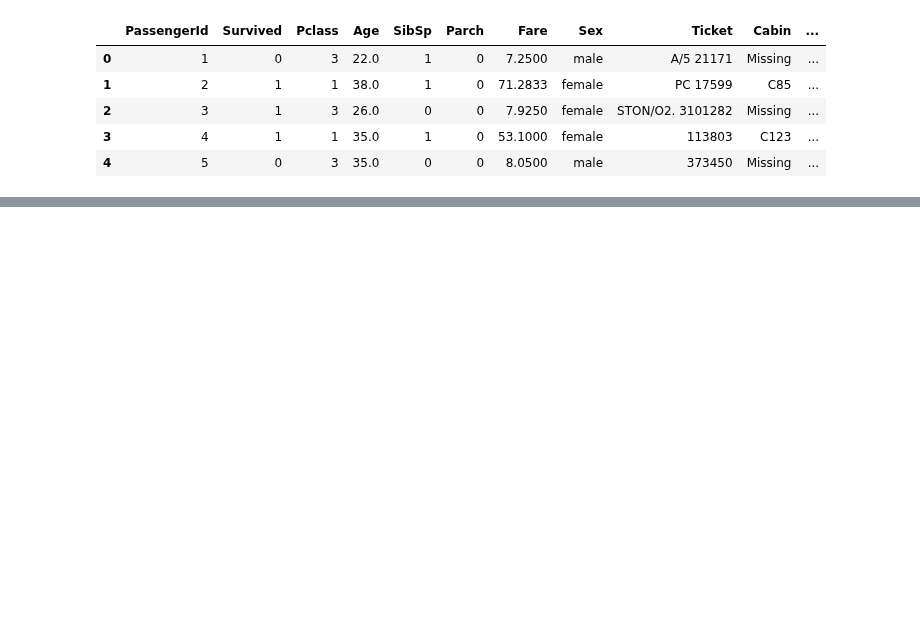
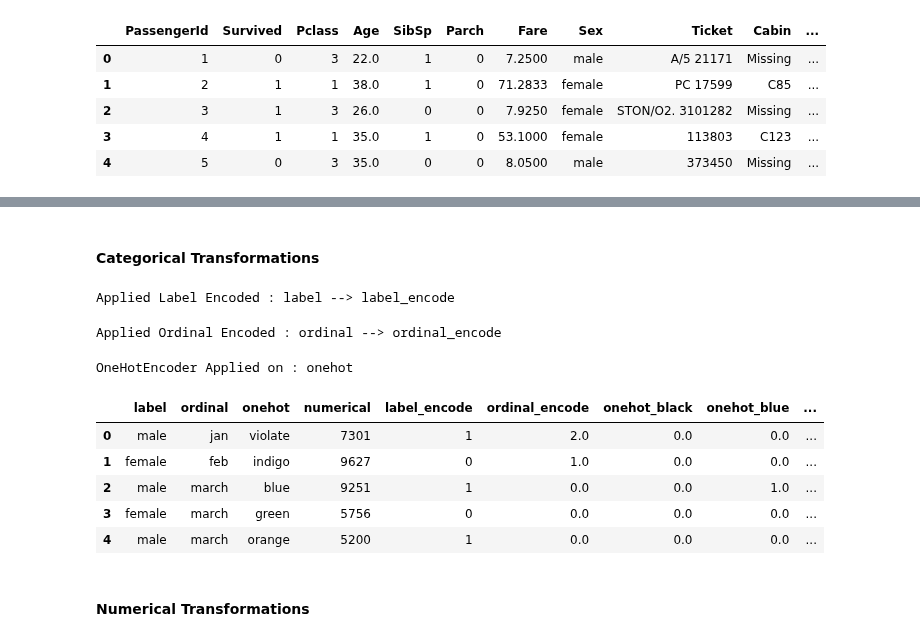
Before and after one commit to Rahul-404/Titanic_Problem_Kaggel, a Jupyter notebook: 3_Feature_Engineering.ipynb, the cells around one changed output, grey strips where cells are left out. Saved outputs shown, nothing was run; the diff lists cells and outputs as text; code cells hidden in the pictures; blank space fills up the shorter version.

```diff
--- a/3_Feature_Engineering.ipynb
+++ b/3_Feature_Engineering.ipynb
@@ -185,6 +37,0 @@ ValueError: Index data must be 1-dimensional
-# %%
-# Identify outlier rows
-outlier_rows = np.any(z_scores > threshold, axis=1)
-
-# Remove outliers
-clean_df = df.drop(outlier_rows)
@@ -208,0 +206,36 @@ clean_data = data[(data >= lower_bound) & (data <= upper_bound)]
+# %%
+my_df = pd.DataFrame(
+    {
+        "label": ['male', 'female', 'male', 'female', 'male', 'female', 'female', 'male', 'male', 'female'],
+        "ordinal": ['jan', 'feb', 'march', 'march', 'march', 'feb', 'feb', 'jan', 'feb', 'jan'] ,
+        "onehot": ["violate", "indigo", "blue", "green", "orange", "yellow", "red", "white", "black", "brown"],
+        "numerical": [np.random.randint(0, 10000) for _ in range(10)]
+    }
+)
+
+encode_obj = DataEncoding(my_df)
+# %% [markdown]
+#### Categorical Transformations
+# %%
+encode_obj.lable_encode("label", "label_encode")
+# %% [output]
+Applied Label Encoded : label --> label_encode
+# %%
+encode_obj.ordinal_encode("ordinal", "ordinal_encode", ['march', 'feb', 'jan'])
+# %% [output]
+Applied Ordinal Encoded : ordinal --> ordinal_encode
+# %%
+encode_obj.onehot_encode("onehot", "onehot")
+# %% [output]
+OneHotEncoder Applied on : onehot
+# %%
+encode_obj.df.head()
+# %% [output]
+|  | label | ordinal | onehot | numerical | label_encode | ordinal_encode | onehot_black | onehot_blue | ... |
+| 0 | male | jan | violate | 7301 | 1 | 2.0 | 0.0 | 0.0 | ... |
+| 1 | female | feb | indigo | 9627 | 0 | 1.0 | 0.0 | 0.0 | ... |
+| 2 | male | march | blue | 9251 | 1 | 0.0 | 0.0 | 1.0 | ... |
+| 3 | female | march | green | 5756 | 0 | 0.0 | 0.0 | 0.0 | ... |
+| 4 | male | march | orange | 5200 | 1 | 0.0 | 0.0 | 0.0 | ... |
+# %% [markdown]
+#### Numerical Transformations
```
Also changed, not shown: parts of 106 cells of this notebook.
